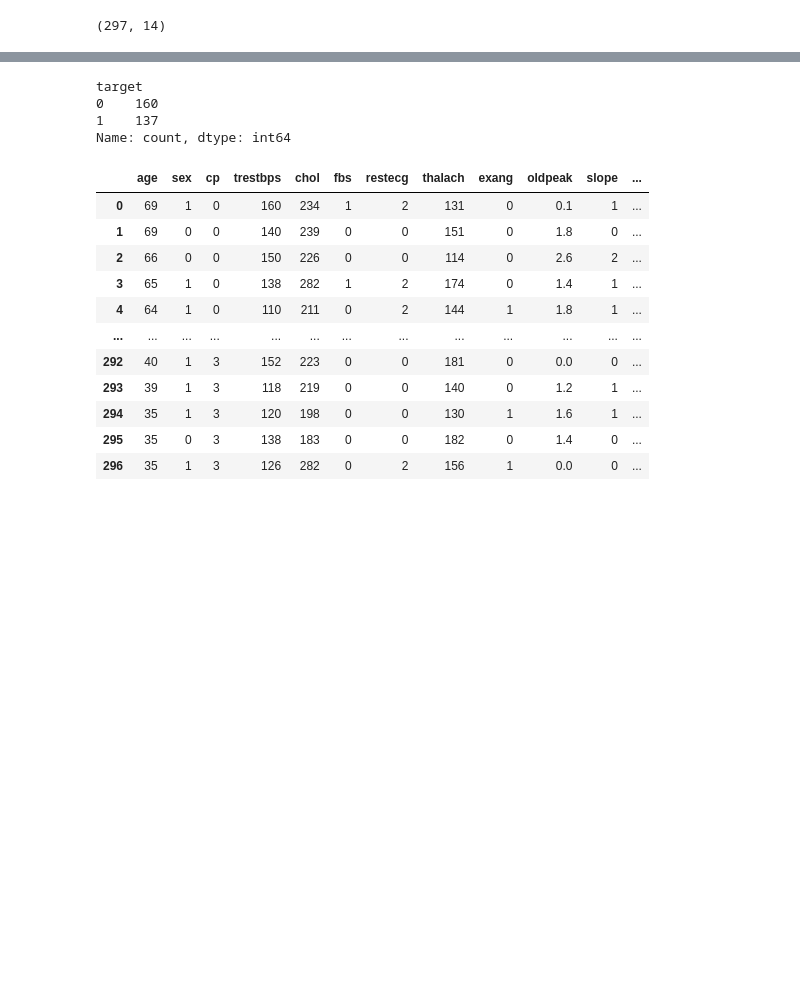
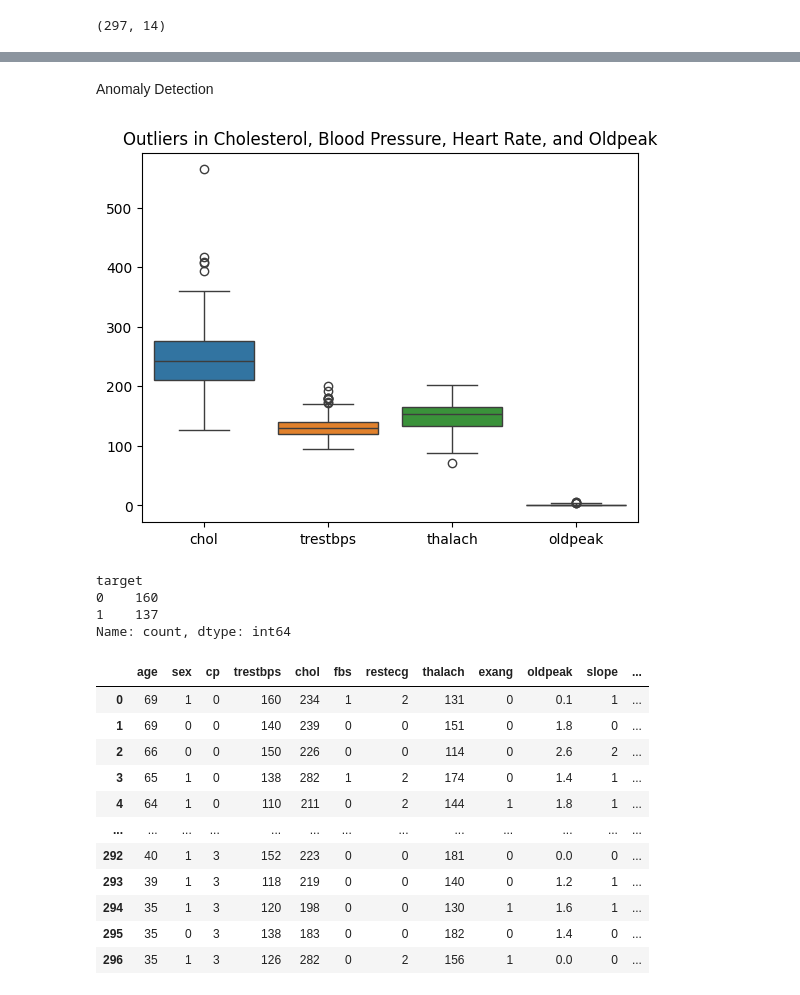
Before and after one commit to shubh637/Heart_Disease_Prediction_using_ML, a Jupyter notebook: data and predictions/HeartDiseasePrediction.ipynb, the cells around one changed output, grey strips where cells are left out. Saved outputs shown, nothing was run; the diff lists cells and outputs as text; code cells hidden in the pictures; blank space fills up the shorter version.

```diff
--- a/data and predictions/HeartDiseasePrediction.ipynb
+++ b/data and predictions/HeartDiseasePrediction.ipynb
@@ -101,3 +201,12 @@ heart_data.shape
+# %% [markdown]
+Anomaly Detection
+# %%
+# Outliers detection using boxplot
+sns.boxplot(data=heart_data[['chol', 'trestbps', 'thalach', 'oldpeak']])
+plt.title('Outliers in Cholesterol, Blood Pressure, Heart Rate, and Oldpeak')
+plt.show()
+# %% [output]
+[figure, added]
 # %%
 heart_data.rename(columns={'condition': 'target'}, inplace=True)
 #1->have heart diseases
```
Also changed, not shown: parts of 16 cells of this notebook.
